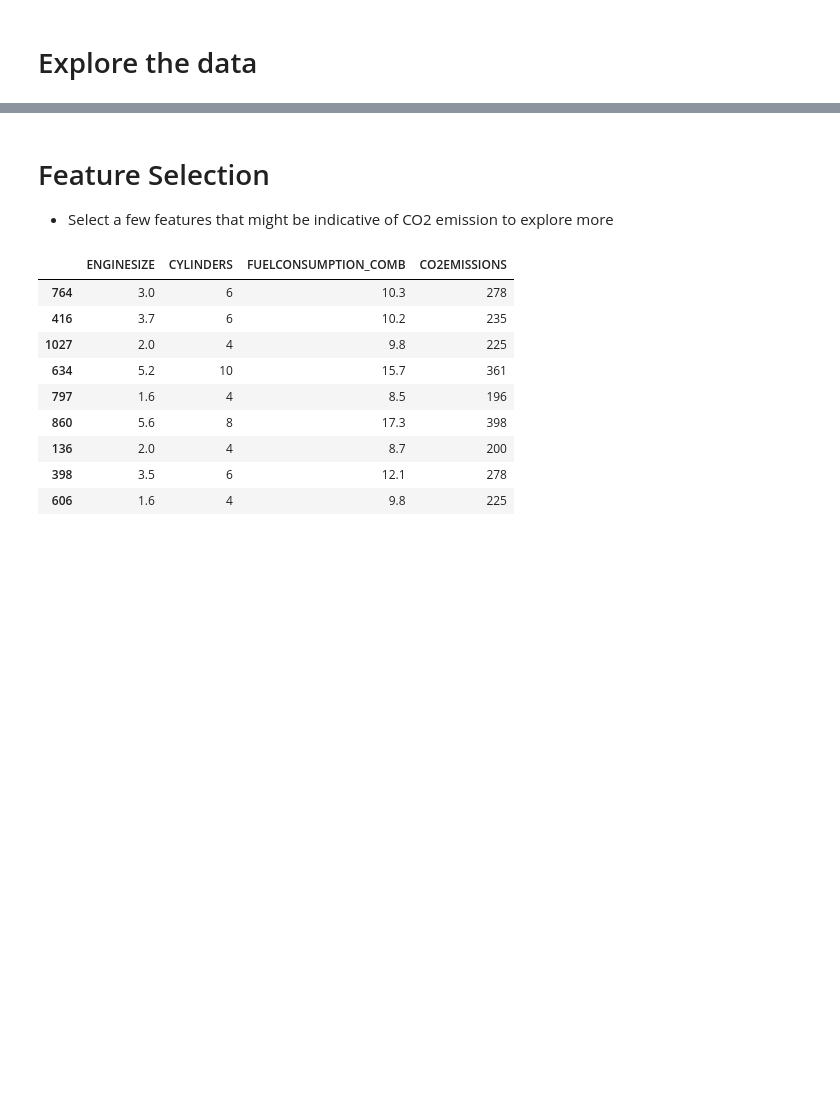
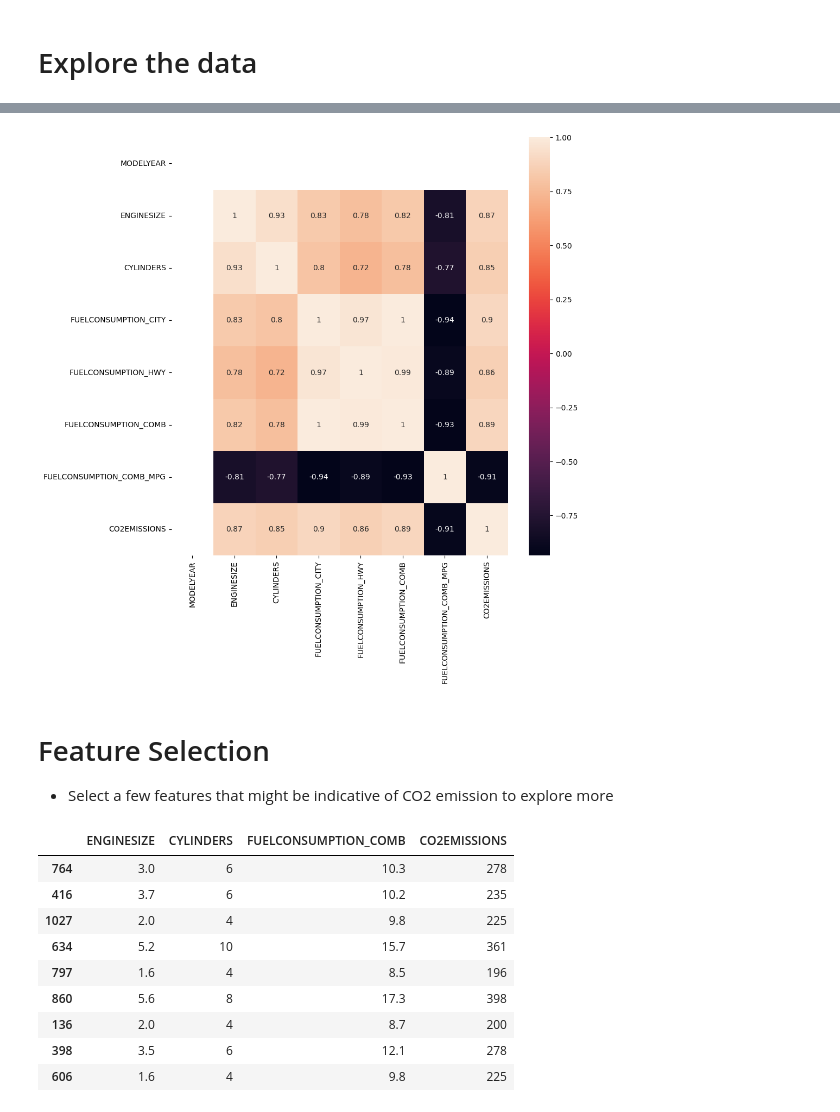
Before and after one commit to Hasan082/AI_and_Machine_learning, a Jupyter notebook: machien_learning/Linear_Regression.ipynb, the cells around one changed output, grey strips where cells are left out. Saved outputs shown, nothing was run; the diff lists cells and outputs as text; code cells hidden in the pictures; blank space fills up the shorter version.

```diff
--- a/machien_learning/Linear_Regression.ipynb
+++ b/machien_learning/Linear_Regression.ipynb
@@ -82,0 +87,5 @@ df.describe()
+# %%
+# Filter out only numeric columns
+numeric_df = df.select_dtypes(include=['number'])
+correlation_matrix = numeric_df.corr()
+print(correlation_matrix)
@@ -83,3 +110,8 @@ df.describe()
+# %%
+plt.figure(figsize=(10,10))
+sns.heatmap(correlation_matrix, annot=True);
+# %% [output]
+[figure, added]
 # %% [markdown]
 # Feature Selection
 * Select a few features that might be indicative of CO2 emission to explore more
```
Also changed, not shown: parts of 22 cells of this notebook, 1 other file.
